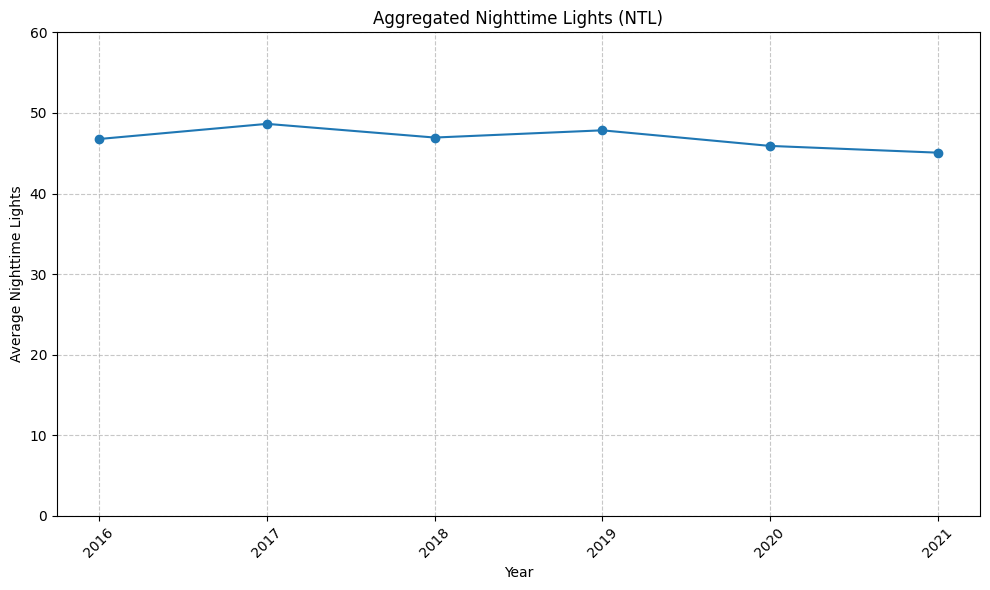
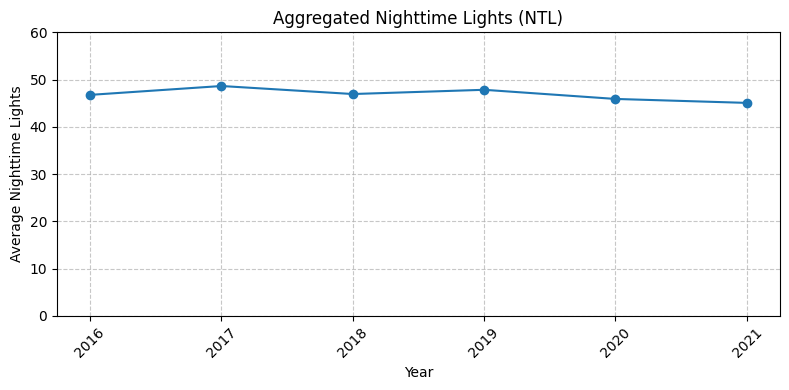
Code edit (unified diff) that turned the first committed figure into the second:
--- before
+++ after
@@ -2,5 +2,5 @@
 
 # Create the plot
-plt.figure(figsize=(10, 6))
+plt.figure(figsize=(8, 4))
 plt.plot(output_gdf['time'], output_gdf['ntl_mean'], marker='o')
 

Commit: update